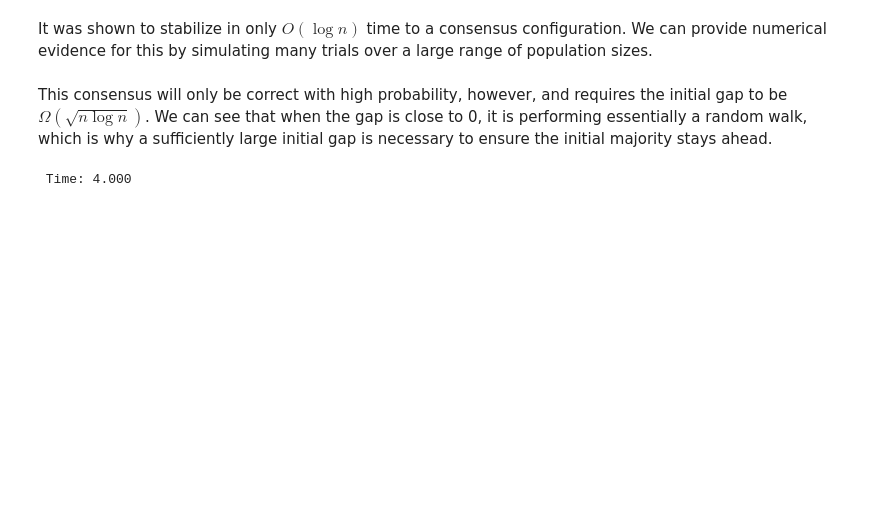
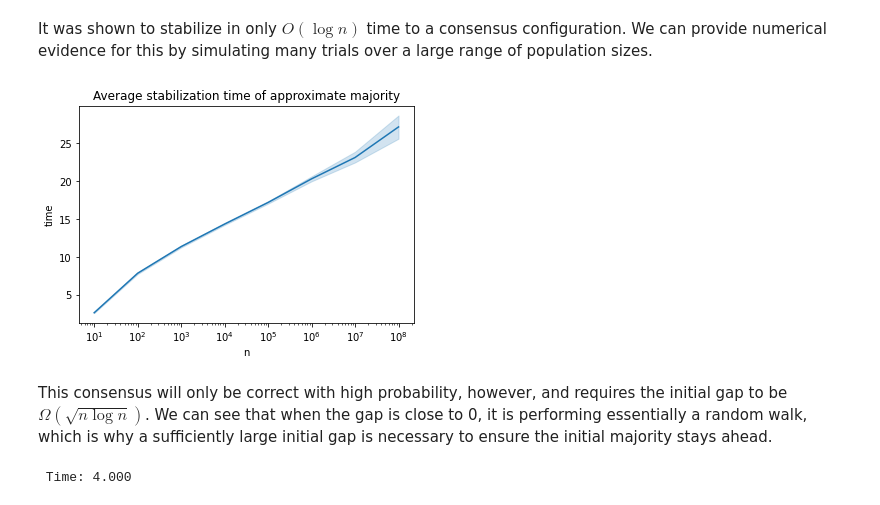
Before and after one commit to UC-Davis-molecular-computing/ppsim, a Jupyter notebook: examples/majority.ipynb, the cells around one changed output. Cells and saved outputs as stored; diff of their text form; code cells hidden in the pictures; blank space fills up the shorter version.

```diff
--- a/examples/majority.ipynb
+++ b/examples/majority.ipynb
@@ -113,14 +107,18 @@ Canvas(toolbar=Toolbar(toolitems=[('Home', 'Reset original view', 'home', 'home'
 # %% [markdown]
 It was shown to stabilize in only $O(\log n)$ time to a consensus configuration. We can provide numerical evidence for this by simulating many trials over a large range of population sizes.
 # %%
+from ppsim import time_trials
+
 ns = [int(n) for n in np.geomspace(10, 10 ** 8, 8)]
 def initial_condition(n):
     return {'A': n // 2, 'B': n // 2}
-df = time_trials(approximate_majority, ns, initial_condition, num_trials=1000, max_wallclock_time = 30, transition_order='symmetric')
+df = time_trials(approximate_majority, ns, initial_condition, num_trials=1000, max_wallclock_time = 30)
 fig, ax = plt.subplots()
 ax = sns.lineplot(x='n', y='time', data=df)
 ax.set_title('Average stabilization time of approximate majority')
 ax.set_xscale('log')
+# %% [output]
+[figure, added]
 # %% [markdown]
 This consensus will only be correct with high probability, however, and requires the initial gap to be $\Omega(\sqrt{n \log n})$. We can see that when the gap is close to 0, it is performing essentially a random walk, which is why a sufficiently large initial gap is necessary to ensure the initial majority stays ahead.
 # %%
```
Also changed, not shown: parts of 30 cells of this notebook, 14 other files.
